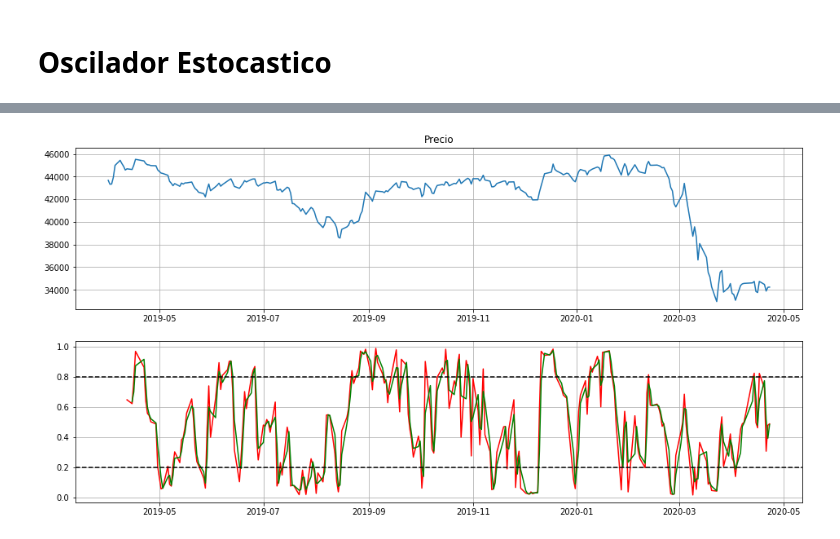
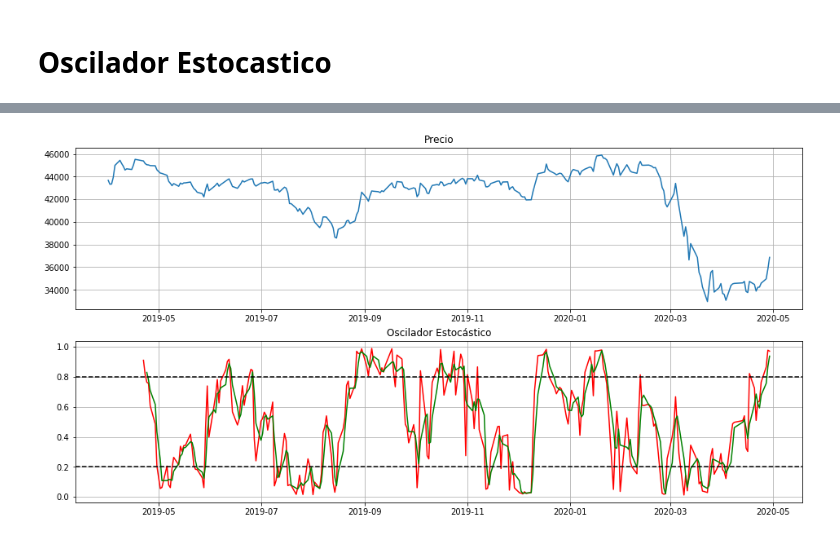
Before and after one commit to rodoren/Analisis-Tecnico, a Jupyter notebook: OsciladorEstocastico.ipynb, the cells around one changed output, grey strips where cells are left out. Cells and saved outputs as stored; diff of their text form; code cells hidden in the pictures.

```diff
--- a/OsciladorEstocastico.ipynb
+++ b/OsciladorEstocastico.ipynb
@@ -9,7 +9,7 @@ import numpy as np
 import datetime as date
 import matplotlib.pyplot as plt
 # %%
-enddate = date.datetime(2020,4,23)
+enddate = date.datetime(2020,4,29)
 startdate = date.datetime(2019,4,1)
 tick = '^MXX'
 ipc = pdr.get_data_yahoo(tick, start = startdate, end = enddate)
@@ -97,8 +117,12 @@ def STOs(df, nK, nD, nS=1):
     SOd = SOd.rolling(window = nS, center = False).mean()
     df = df.join(SOk)
     df = df.join(SOd)
+    df['Recomendacion'] = 0
+    df.loc[((SOk < SOd) & (SOk.shift(1) > SOd.shift(1))) & (SOd > 0.80),'Recomendacion'] = 'Vender'
+    df.loc[((SOk > SOd) & (SOk.shift(1) < SOd.shift(1))) & (SOd < 0.20),'Recomendacion'] = 'Comprar'
+    df.loc[ df['Recomendacion']== 0, 'Recomendacion'] = '-'
     return df
 # %%
-df3 = STOs(ipc, 10, 2)
-df3.tail()
+df3 = STOs(ipc, 14, 3)
+df3
 # %% [output]
@@ -112,15 +147,16 @@ df3.tail()
 # %%
 fig = plt.figure(figsize = (16,8))
 ax1 = plt.subplot(211)
-plt.plot(df3.Close)
+plt.plot(df3.Close,label=df3.Close)
 plt.grid(True)
 plt.title('Precio')
 ax2 = plt.subplot(212, sharex=ax1)
-plt.plot(df3.SOk10, color = 'r')
-plt.plot(df3.SOd2, color = 'g')
+plt.plot(df3.SOk14,color = 'r')
+plt.plot(df3.SOd3,color = 'g')
 plt.axhline(y=0.8, color = 'k', linestyle = '--')
 plt.axhline(y=0.2, color = 'k', linestyle = '--')
+plt.title('Oscilador Estocástico')
 plt.grid(True)
 plt.show()
 # %% [output]
-[figure, old version]
+[figure, new version]
```
Also changed, not shown: parts of 8 cells of this notebook.
